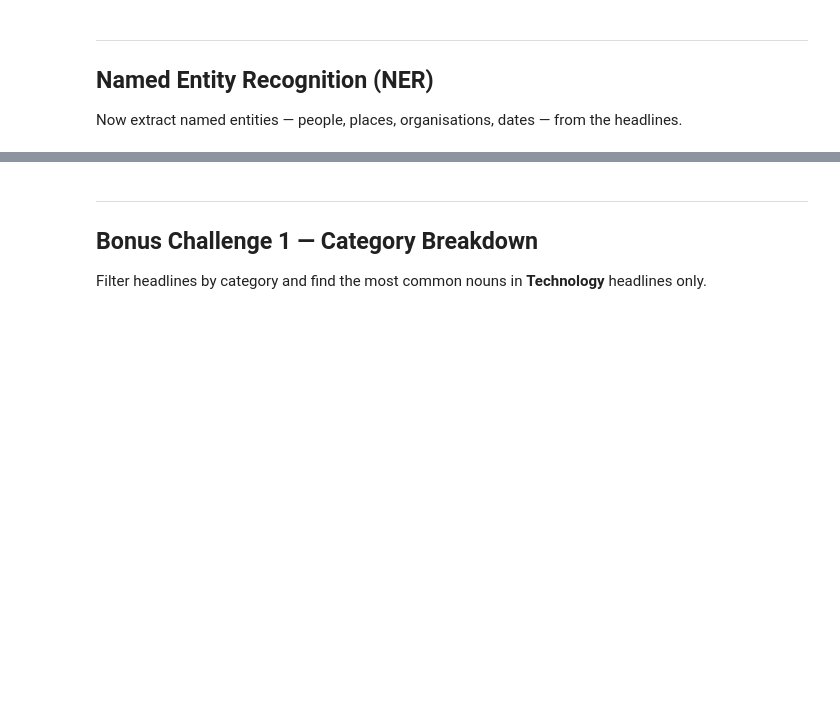
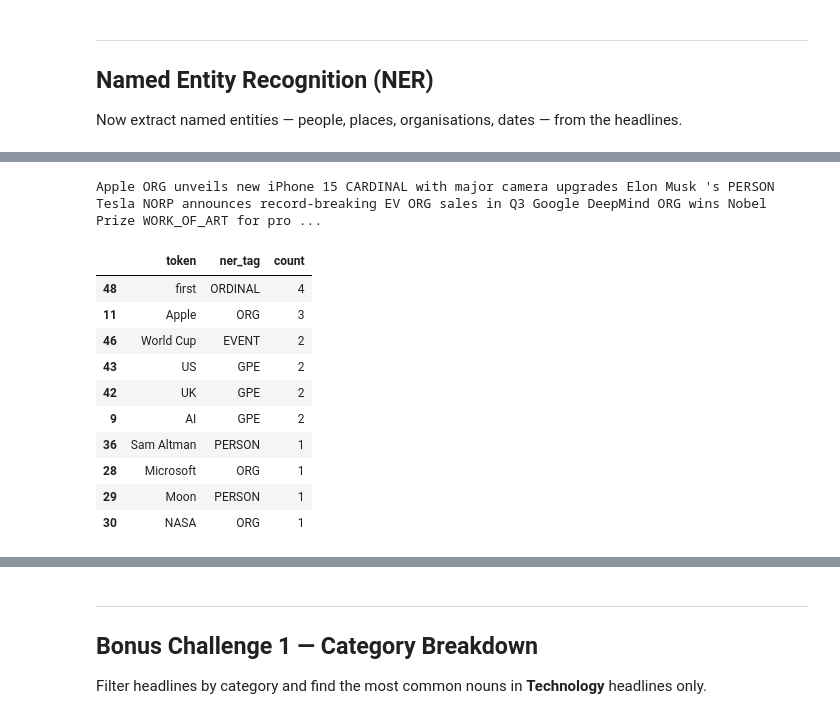
Before and after one commit to wanderer878/jupyter, a Jupyter notebook: practical_exercise_34.ipynb, the cells around one changed output, grey strips where cells are left out. Drawn from its saved outputs; the diff is of its cells as text; code cells hidden in the pictures; blank space fills up the shorter version.

```diff
--- a/practical_exercise_34.ipynb
+++ b/practical_exercise_34.ipynb
@@ -336,0 +337,20 @@ orgs
+# %%
+displacy.render(spacy_doc,style= "ent", jupyter= True)
+# %% [output]
+Apple ORG unveils new iPhone 15 CARDINAL with major camera upgrades Elon Musk 's PERSON Tesla NORP announces record-breaking EV ORG sales in Q3 Google DeepMind ORG wins Nobel Prize WORK_OF_ART for pro ...
+# %%
+ner_df_counts = ner_df.groupby(['token', 'ner_tag']).size().reset_index(name= "count").sort_values(by = "count" , ascending= False)
+
+ner_df_counts.head(10)
+# %% [output]
+|  | token | ner_tag | count |
+| 48 | first | ORDINAL | 4 |
+| 11 | Apple | ORG | 3 |
+| 46 | World Cup | EVENT | 2 |
+| 43 | US | GPE | 2 |
+| 42 | UK | GPE | 2 |
+| 9 | AI | GPE | 2 |
+| 36 | Sam Altman | PERSON | 1 |
+| 28 | Microsoft | ORG | 1 |
+| 29 | Moon | PERSON | 1 |
+| 30 | NASA | ORG | 1 |
```
Also changed, not shown: parts of 15 cells of this notebook.
